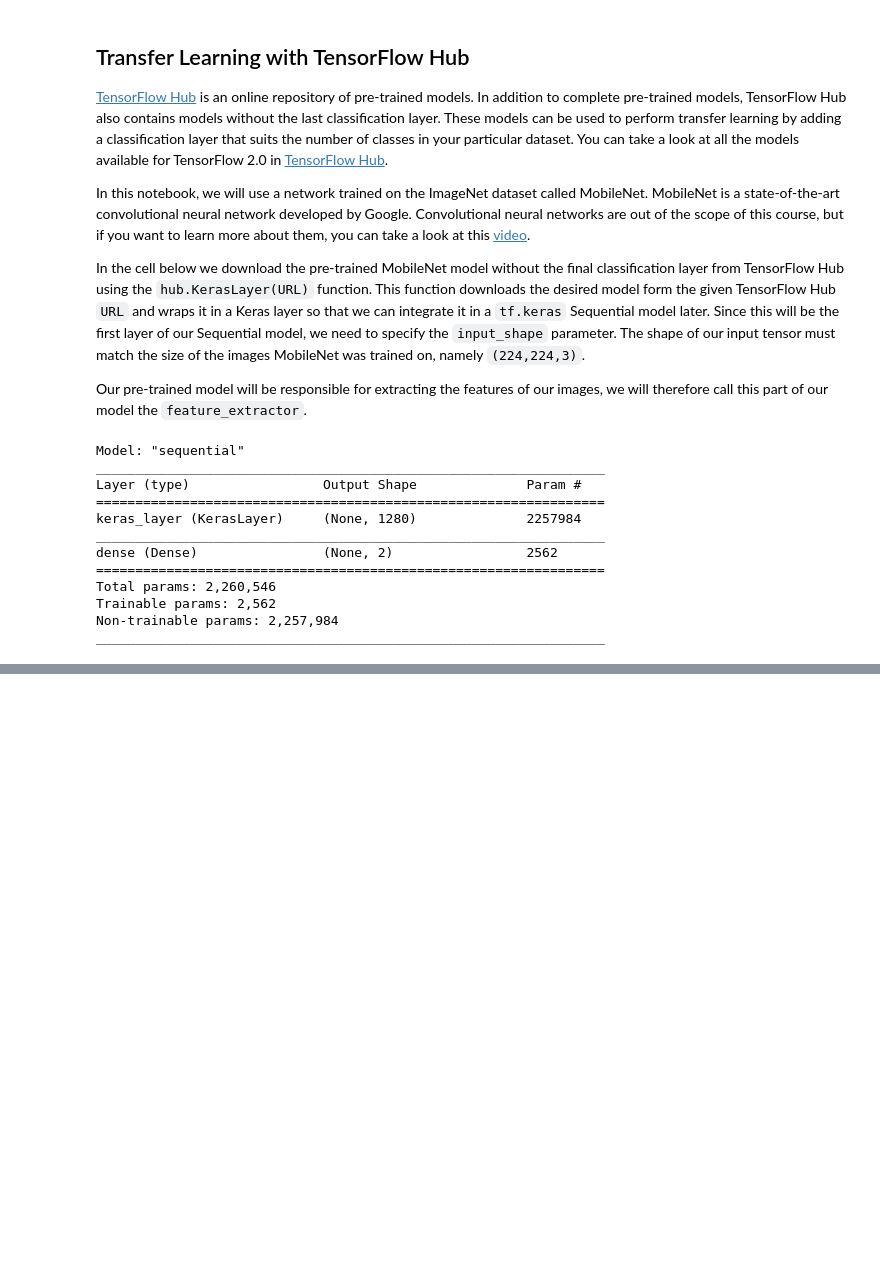
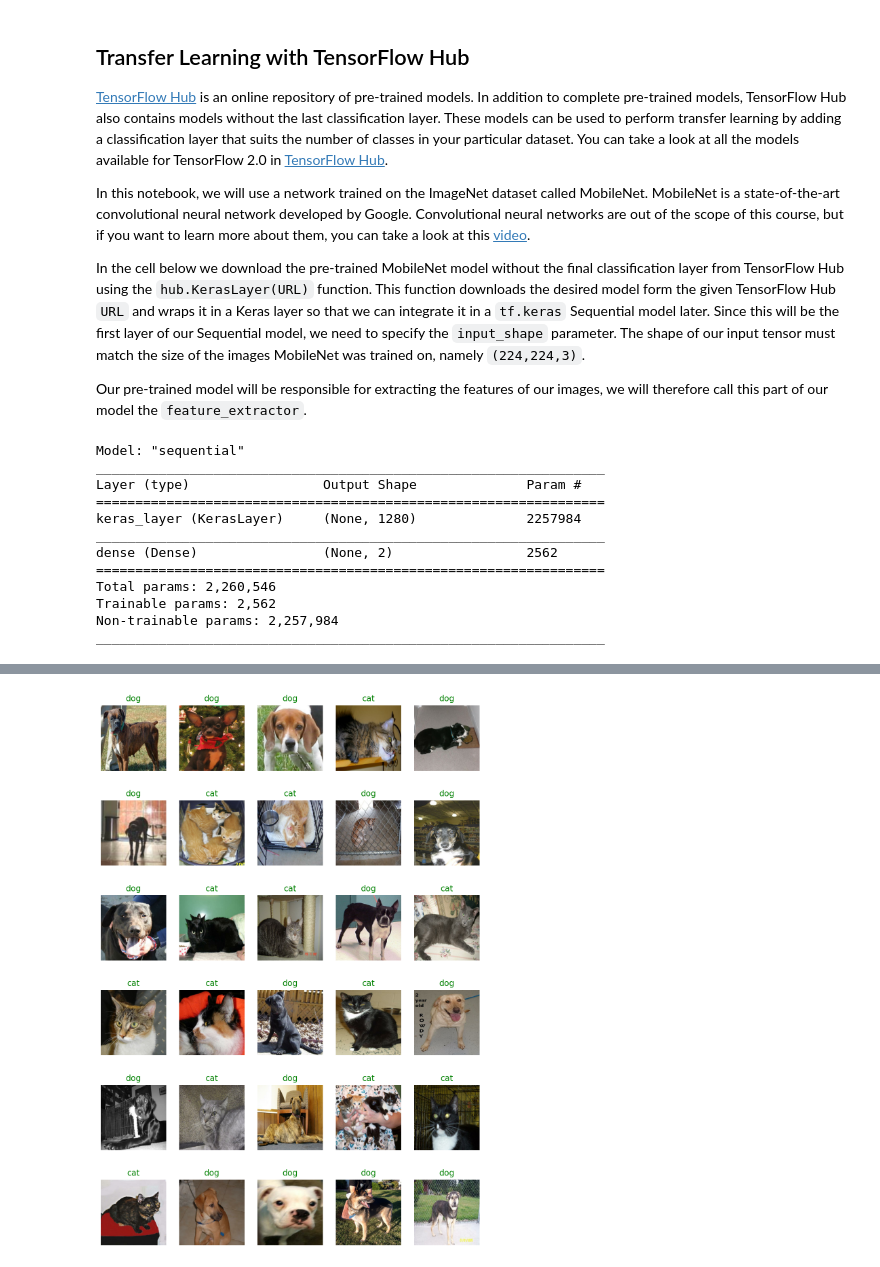
Before and after one commit to dburchill/ML_nano, a Jupyter notebook: tfds01.ipynb, the cells around one changed output, grey strips where cells are left out. Saved outputs shown, nothing was run; the diff lists cells and outputs as text; code cells hidden in the pictures; blank space fills up the shorter version.

```diff
--- a/tfds01.ipynb
+++ b/tfds01.ipynb
@@ -149,0 +191,11 @@ print('Is there a GPU Available:', tf.test.is_gpu_available())
+# %%
+## Solution
+model.compile(optimizer='adam',
+              loss='sparse_categorical_crossentropy',
+              metrics=['accuracy'])
+
+EPOCHS = 2
+
+history = model.fit(training_batches,
+                    epochs=EPOCHS,
+                    validation_data=validation_batches)
@@ -149,0 +207,16 @@ print('Is there a GPU Available:', tf.test.is_gpu_available())
+# %%
+for image_batch, label_batch in testing_batches.take(1):
+    ps = model.predict(image_batch)
+    images = image_batch.numpy().squeeze()
+    labels = label_batch.numpy()
+
+plt.figure(figsize=(10,15))
+
+for n in range(30):
+    plt.subplot(6,5,n+1)
+    plt.imshow(images[n], cmap = plt.cm.binary)
+    color = 'green' if np.argmax(ps[n]) == labels[n] else 'red'
+    plt.title(class_names[np.argmax(ps[n])], color=color)
+    plt.axis('off')
+# %% [output]
+[figure, added]
```
Also changed, not shown: parts of 3 cells of this notebook.
